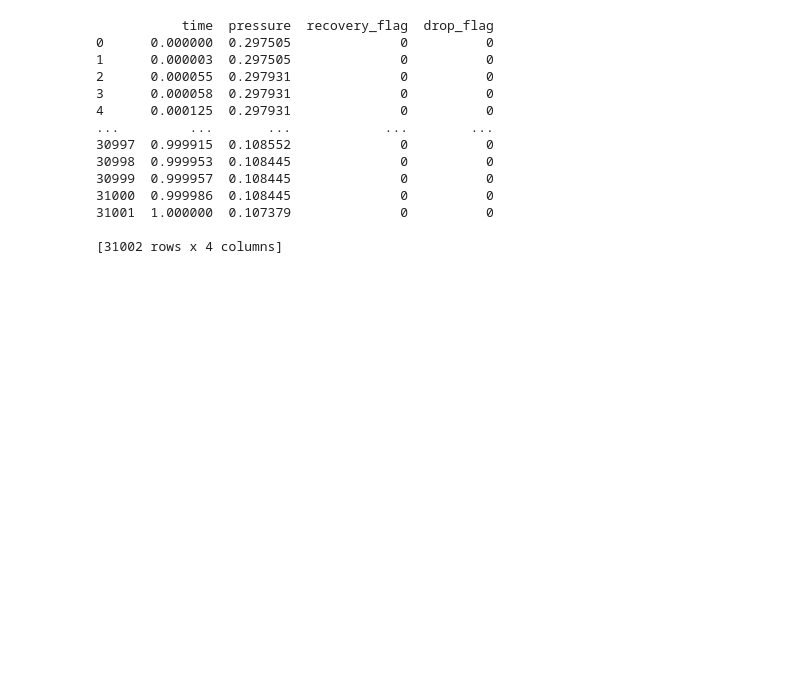
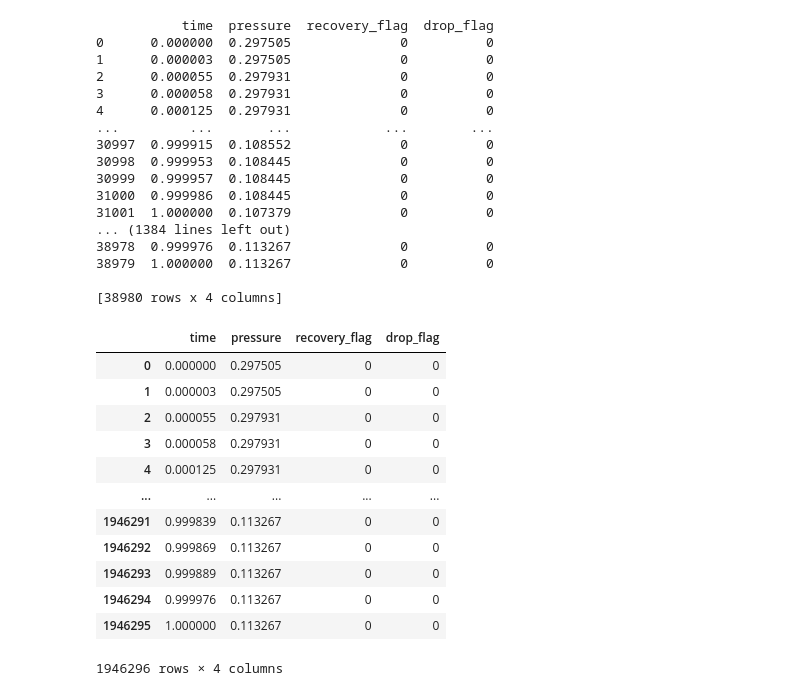
Before and after one commit to F1ameX/2025_Siam-ML-Hack, a Jupyter notebook: notebooks/feature_engineering.ipynb, the cells around one changed output. Drawn from its saved outputs; the diff is of its cells as text; code cells hidden in the pictures; blank space fills up the shorter version.

Commit message:
merged dataframes to a single df

```diff
--- a/notebooks/feature_engineering.ipynb
+++ b/notebooks/feature_engineering.ipynb
@@ -29,34 +32,55 @@ def add_feature(row):
 
     df['recovery_flag'] = 0
     df['drop_flag'] = 0
 
     for start, end in recovery_range:
         norm_start, norm_end = scaler.transform([[start, df['pressure'].min()]])[0][0], scaler.transform([[end, df['pressure'].min()]])[0][0]
         df.loc[(df['time'] >= norm_start) & (df['time'] <= norm_end), 'recovery_flag'] = 1
 
     for start, end in drop_range:
         norm_start, norm_end = scaler.transform([[start, df['pressure'].min()]])[0][0], scaler.transform([[end, df['pressure'].min()]])[0][0]
         df.loc[(df['time'] >= norm_start) & (df['time'] <= norm_end), 'drop_flag'] = 1
 
-    print(df)
+    # print(df)
     return df
 
 
 ground_truth = pd.read_csv('src/raw_data/ground_truth.csv')
-row = ground_truth.iloc[0]
-df_result = add_feature(row)
+result_df = add_feature(ground_truth.iloc[0])
+for i in range(1, ground_truth.shape[0]):
+    row = ground_truth.iloc[i]
+    changed_df = add_feature(row)
+    result_df = pd.concat([result_df, changed_df], ignore_index=True)
+
+result_df
 # %% [output]
            time  pressure  recovery_flag  drop_flag
 0      0.000000  0.297505              0          0
 1      0.000003  0.297505              0          0
 2      0.000055  0.297931              0          0
 3      0.000058  0.297931              0          0
 4      0.000125  0.297931              0          0
 ...         ...       ...            ...        ...
 30997  0.999915  0.108552              0          0
 30998  0.999953  0.108445              0          0
 30999  0.999957  0.108445              0          0
 31000  0.999986  0.108445              0          0
 31001  1.000000  0.107379              0          0
+... (1384 lines left out)
+38978  0.999976  0.113267              0          0
+38979  1.000000  0.113267              0          0
 
-[31002 rows x 4 columns]
+[38980 rows x 4 columns]
+|  | time | pressure | recovery_flag | drop_flag |
+| 0 | 0.000000 | 0.297505 | 0 | 0 |
+| 1 | 0.000003 | 0.297505 | 0 | 0 |
+| 2 | 0.000055 | 0.297931 | 0 | 0 |
+| 3 | 0.000058 | 0.297931 | 0 | 0 |
+| 4 | 0.000125 | 0.297931 | 0 | 0 |
+| ... | ... | ... | ... | ... |
+| 1946291 | 0.999839 | 0.113267 | 0 | 0 |
+| 1946292 | 0.999869 | 0.113267 | 0 | 0 |
+| 1946293 | 0.999889 | 0.113267 | 0 | 0 |
+| 1946294 | 0.999976 | 0.113267 | 0 | 0 |
+| 1946295 | 1.000000 | 0.113267 | 0 | 0 |
+1946296 rows × 4 columns
```
Also changed, not shown: parts of 1 cell of this notebook.
